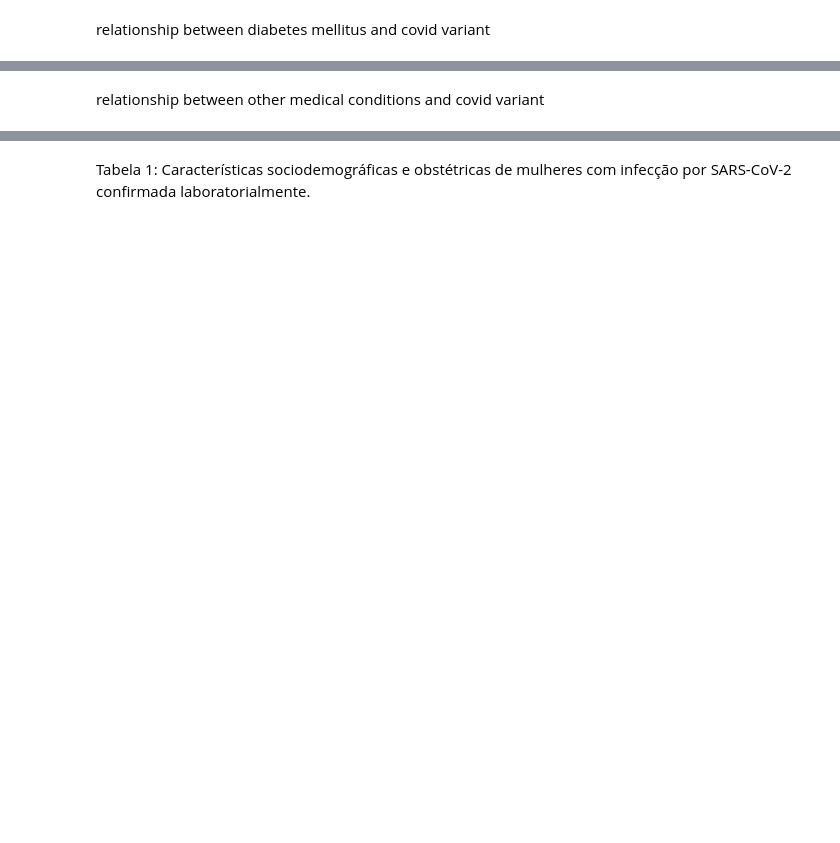
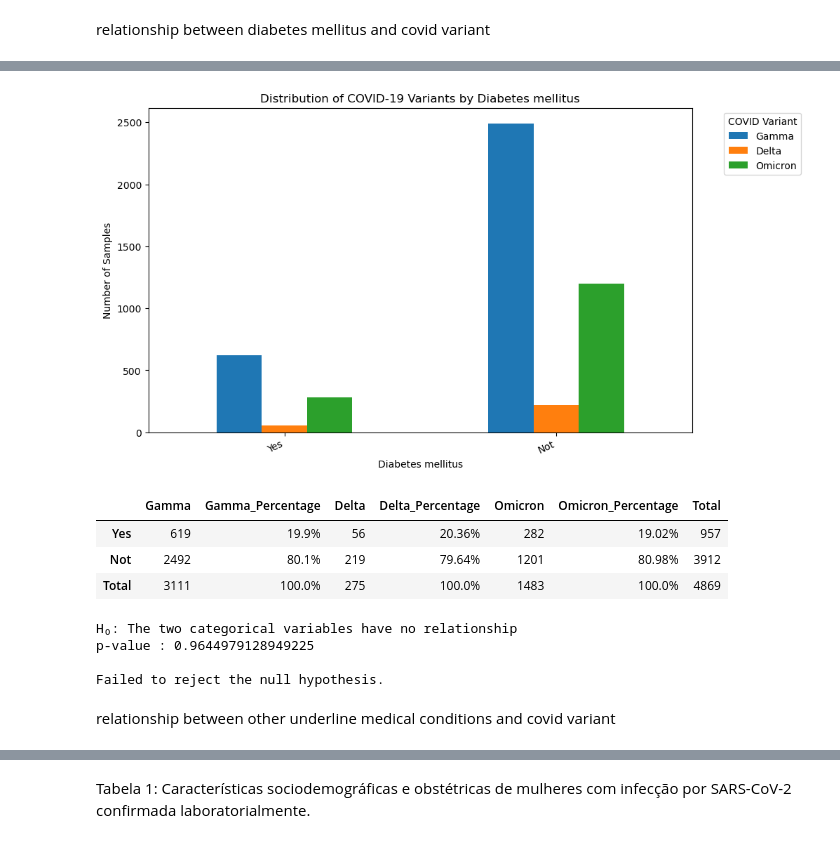
Before and after one commit to LucasTramonte/Analysis-SARS-CoV-2-variants, a Jupyter notebook: exploratory_Sociodemographic_Obstetrical.ipynb, the cells around one changed output, grey strips where cells are left out. Drawn from its saved outputs; the diff is of its cells as text; code cells hidden in the pictures; blank space fills up the shorter version.

```diff
--- a/exploratory_Sociodemographic_Obstetrical.ipynb
+++ b/exploratory_Sociodemographic_Obstetrical.ipynb
@@ -1118,2 +700,68 @@ Failed to reject the null hypothesis.
+# %%
+labels = FAIXA_PADRAO
+
+# Create a DataFrame for plotting
+plot_df = pd.DataFrame(index=labels)
+
+# Count the number of people for each variant by Diabetes mellitus
+for variant in df['VARIANTE_COVID'].unique():
+    variant_counts = df[df['VARIANTE_COVID'] == variant].loc[df['DIABETES'] != 'Ignored'].groupby('DIABETES').size()
+    plot_df[variant] = variant_counts
+
+plot_df.rename(columns={1: 'Gamma', 2: 'Delta', 3: 'Omicron'}, inplace=True)
+
+# Plot the grouped bar chart
+ax = plot_df.plot(kind='bar', figsize=(10, 6))
+plt.title('Distribution of COVID-19 Variants by Diabetes mellitus')
+plt.xlabel('Diabetes mellitus')
+plt.ylabel('Number of Samples')
+plt.legend(title='COVID Variant', bbox_to_anchor=(1.05, 1), loc='upper left')
+ax.set_xticklabels(ax.get_xticklabels(), rotation=25, ha="right")
+plt.show()
+
+# Add 'Total' column
+plot_df['Total'] = plot_df.sum(axis=1)
+
+# Add 'Total' row
+plot_df.loc['Total'] = plot_df.sum()
+
+percentage_df = plot_df.copy()
+# Add percentage columns
+for variant in ['Gamma', 'Delta', 'Omicron']:
+    percentage_df[variant + '_Percentage'] = (percentage_df[variant] / percentage_df.loc['Total'][variant] * 100).round(2).astype(str) + '%'
+
+column_order = ['Gamma', 'Gamma_Percentage', 'Delta', 'Delta_Percentage', 'Omicron', 'Omicron_Percentage', 'Total']
+percentage_df = percentage_df[column_order]
+display(percentage_df)
+
+alpha = 0.05
+chi_square = 0
+columns = plot_df.iloc[:,0:3].columns
+rows = plot_df.iloc[0:3].index
+for i in columns:
+  for j in rows:
+    O = plot_df[i][j] #observed value
+    E = plot_df[i]['Total'] *plot_df['Total'][j] / plot_df['Total']['Total'] # expected frequency
+    chi_square += (O-E)**2/E
+
+
+p_value = 1 - stats.chi2.cdf(chi_square, (len(rows)-1)*(len(columns)-1)) #The number of degrees of freedom of the χ2 independence test statistics: d.f. = (# rows -1) *(#columns-1)
+print('H₀: The two categorical variables have no relationship')
+print('p-value :',p_value)
+print()
+conclusion = "Failed to reject the null hypothesis."
+if p_value <= alpha:
+    conclusion = "Null Hypothesis is rejected."
+print(conclusion)
+# %% [output]
+[figure, added]
+|  | Gamma | Gamma_Percentage | Delta | Delta_Percentage | Omicron | Omicron_Percentage | Total |
+| Yes | 619 | 19.9% | 56 | 20.36% | 282 | 19.02% | 957 |
+| Not | 2492 | 80.1% | 219 | 79.64% | 1201 | 80.98% | 3912 |
+| Total | 3111 | 100.0% | 275 | 100.0% | 1483 | 100.0% | 4869 |
+H₀: The two categorical variables have no relationship
+p-value : 0.9644979128949225
+
+Failed to reject the null hypothesis.
 # %% [markdown]
-relationship between other medical conditions and covid variant
+relationship between other underline medical conditions and covid variant
```
Also changed, not shown: parts of 21 cells of this notebook, 2 other files.
